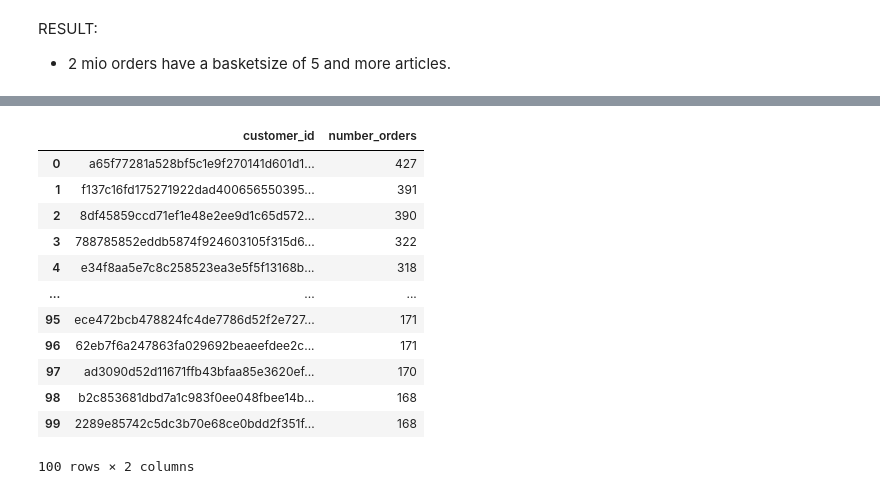
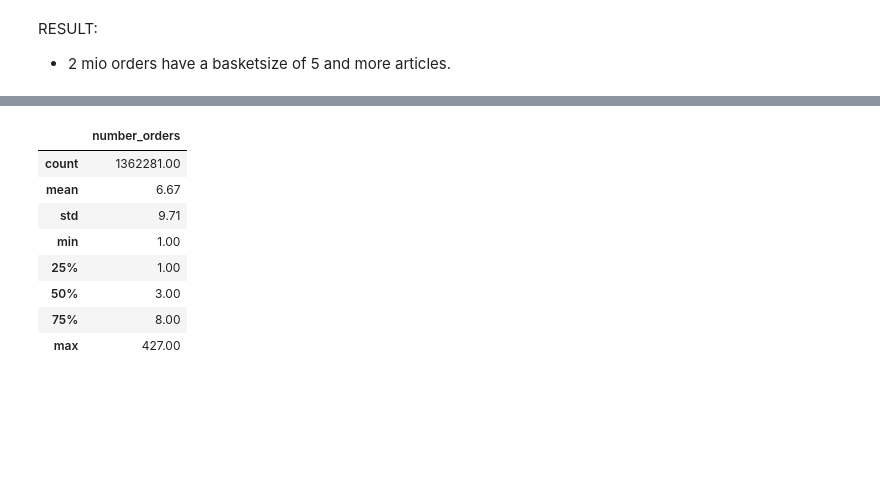
Before and after one commit to theflyingd/fashion-recommender, a Jupyter notebook: notebooks/Initial_EDA_CMM.ipynb, the cells around one changed output, grey strips where cells are left out. Saved outputs shown, nothing was run; the diff lists cells and outputs as text; code cells hidden in the pictures; blank space fills up the shorter version.

```diff
--- a/notebooks/Initial_EDA_CMM.ipynb
+++ b/notebooks/Initial_EDA_CMM.ipynb
@@ -621,17 +516,14 @@ def calc_orders_cust (purchases):
-# %%
-number_orders = calc_orders_cust(df_trans)
-number_orders.head(100)
-# %% [output]
-|  | customer_id | number_orders |
-| 0 | a65f77281a528bf5c1e9f270141d601d1... | 427 |
-| 1 | f137c16fd175271922dad400656550395... | 391 |
-| 2 | 8df45859ccd71ef1e48e2ee9d1c65d572... | 390 |
-| 3 | 788785852eddb5874f924603105f315d6... | 322 |
-| 4 | e34f8aa5e7c8c258523ea3e5f5f13168b... | 318 |
-| ... | ... | ... |
-| 95 | ece472bcb478824fc4de7786d52f2e727... | 171 |
-| 96 | 62eb7f6a247863fa029692beaeefdee2c... | 171 |
-| 97 | ad3090d52d11671ffb43bfaa85e3620ef... | 170 |
-| 98 | b2c853681dbd7a1c983f0ee048fbee14b... | 168 |
-| 99 | 2289e85742c5dc3b70e68ce0bdd2f351f... | 168 |
-100 rows × 2 columns
+# %%
+# Calculate number of orders. Assumption: Purchases on one single day form one order/basket:
+df_number_orders = calc_orders_cust(df_trans)
+df_number_orders.describe()
+# %% [output]
+|  | number_orders |
+| count | 1362281.00 |
+| mean | 6.67 |
+| std | 9.71 |
+| min | 1.00 |
+| 25% | 1.00 |
+| 50% | 3.00 |
+| 75% | 8.00 |
+| max | 427.00 |
```
Also changed, not shown: parts of 26 cells of this notebook, 6 other files.
